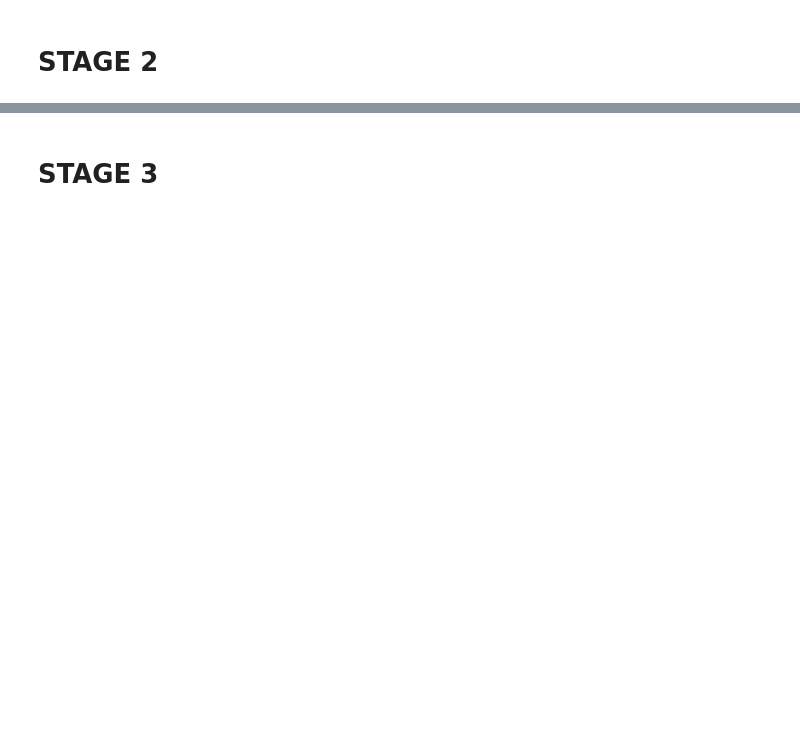
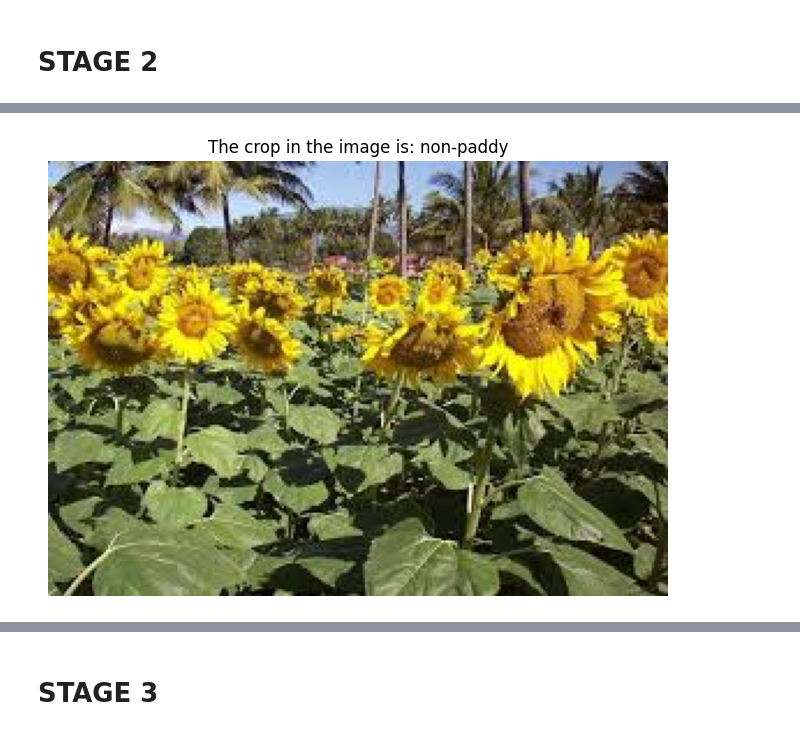
Before and after one commit to ananyanivarthi/Paddy, a Jupyter notebook: Final_Code.ipynb, the cells around one changed output, grey strips where cells are left out. Drawn from its saved outputs; the diff is of its cells as text; code cells hidden in the pictures; blank space fills up the shorter version.

```diff
--- a/Final_Code.ipynb
+++ b/Final_Code.ipynb
@@ -392,7 +456,7 @@ transform = transforms.Compose([
 ])
 
 # Load the dataset
-dataset = datasets.ImageFolder(root='/content/drive/MyDrive/PADDYYYY-20240814T083859Z-001/PADDYYYY', transform=transform)
+dataset = datasets.ImageFolder(root='/content/drive/MyDrive/PADDYYYY', transform=transform)
 
 # Define split sizes
 total_size = len(dataset)
@@ -529,34 +612,36 @@ def classify_image(image_path):
     image = Image.open(image_path).convert('RGB')
     # Apply transformations
     transformed_image = transform(image).unsqueeze(0).to(device)
 
     # Ensemble inference
     outputs_ensemble = torch.zeros(1, num_classes).to(device)
     with torch.no_grad():
         for model in models.values():
             outputs = model(transformed_image)
             outputs_ensemble += outputs
 
     _, predicted = torch.max(outputs_ensemble, 1)
 
     # Map predicted class to label
     class_names = ['non-paddy', 'paddy']  # Adjust these class names as needed
     result = class_names[predicted.item()]
 
     return image, result
 
 # Path to the image you want to classify
-image_path = '/content/sunflowercrop.jpg'  # Replace with the path to your image
+image_path = '/content/sunflowercrop (1).jpeg'  # Replace with the path to your image
 
 # Classify the image and get the result
 image, result = classify_image(image_path)
 
 # Display the image and result
 plt.figure(figsize=(8, 8))
 plt.imshow(image)
 plt.title(f'The crop in the image is: {result}')
 plt.axis('off')  # Hide axes
 plt.show()
+# %% [output]
+[figure, added]
 # %%
 import torch
 from torchvision import transforms
```
Also changed, not shown: parts of 25 cells of this notebook.
